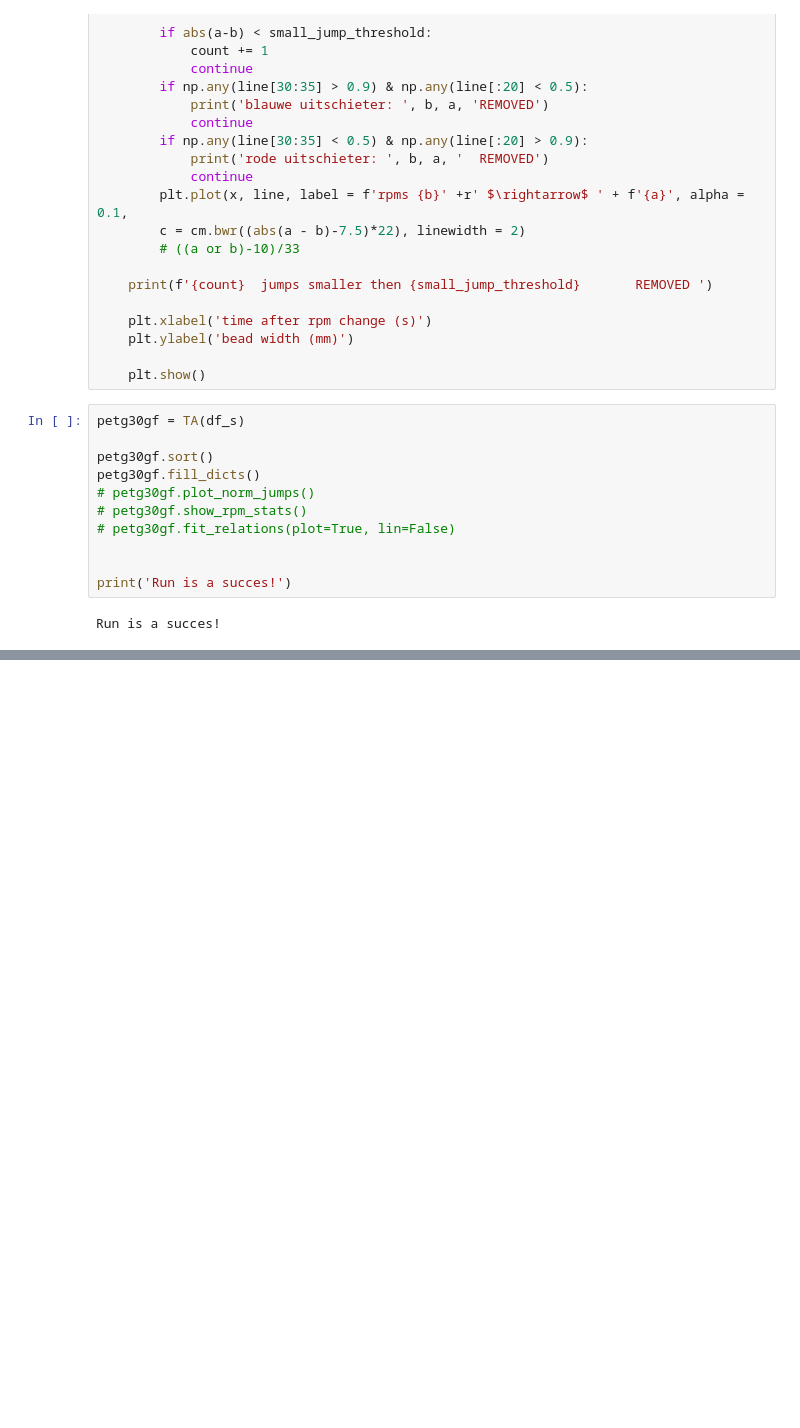
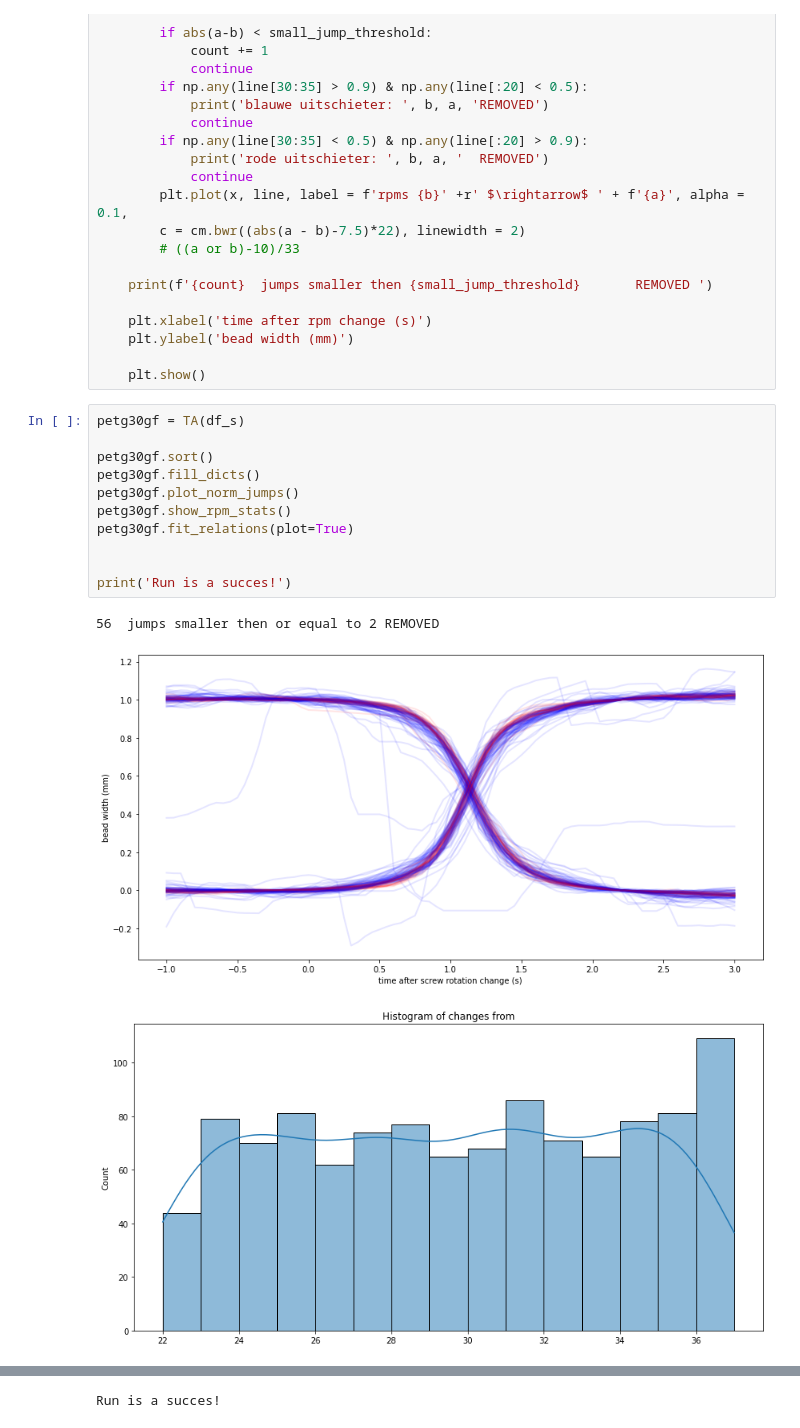
Before and after one commit to joostzaalberg/CEAD_ml, a Jupyter notebook: scripts/petg30gf_groteset_expl.ipynb, the cells around one changed output, grey strips where cells are left out. Drawn from its saved outputs; the diff is of its cells as text; blank space fills up the shorter version.

```diff
--- a/scripts/petg30gf_groteset_expl.ipynb
+++ b/scripts/petg30gf_groteset_expl.ipynb
@@ -570,13 +582,15 @@ if False:
 # %%
 petg30gf = TA(df_s)
 
 petg30gf.sort()
 petg30gf.fill_dicts()
-# petg30gf.plot_norm_jumps()
-# petg30gf.show_rpm_stats()
-# petg30gf.fit_relations(plot=True, lin=False)
+petg30gf.plot_norm_jumps()
+petg30gf.show_rpm_stats()
+petg30gf.fit_relations(plot=True)
 
 
 print('Run is a succes!')
 # %% [output]
-Run is a succes!
+56  jumps smaller then or equal to 2 REMOVED
+[figure, added]
+[figure, added]
@@ -583,3 +603,4 @@ Run is a succes!
+Run is a succes!
 # %%
 petg30gf.plot_norm_jumps()
 jump_list = [[22,37],[22,29],[37,22],[29,22],[23,22],[22,25]]
```
Also changed, not shown: parts of 6 cells of this notebook, 5 other files.
